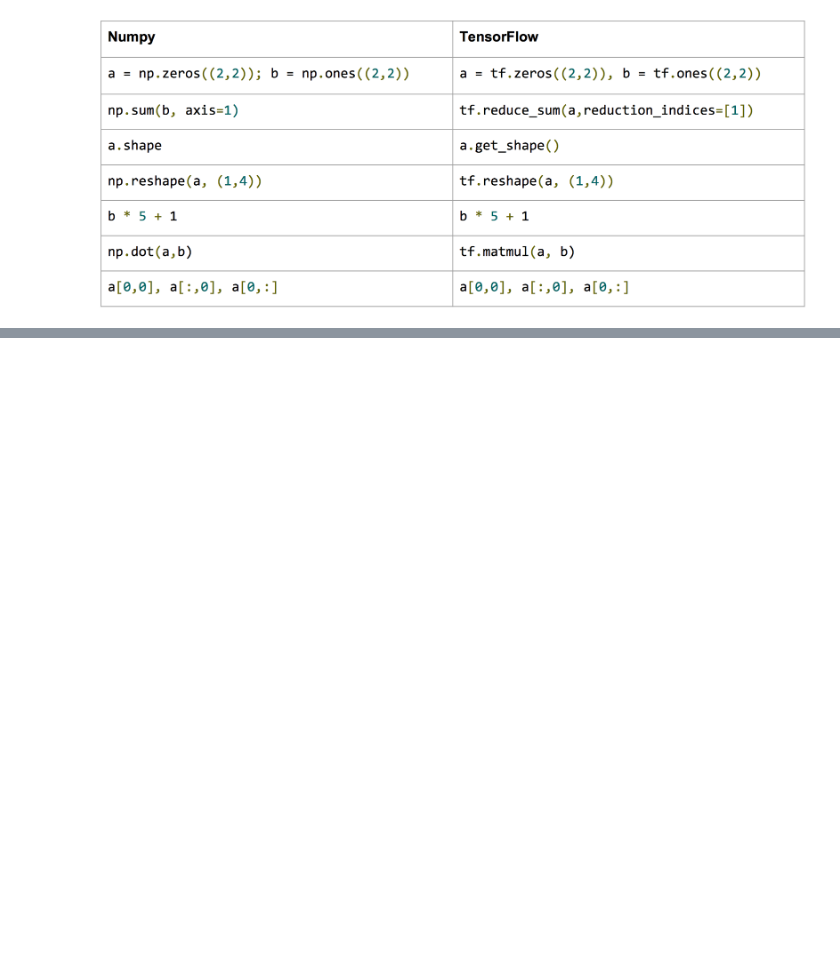
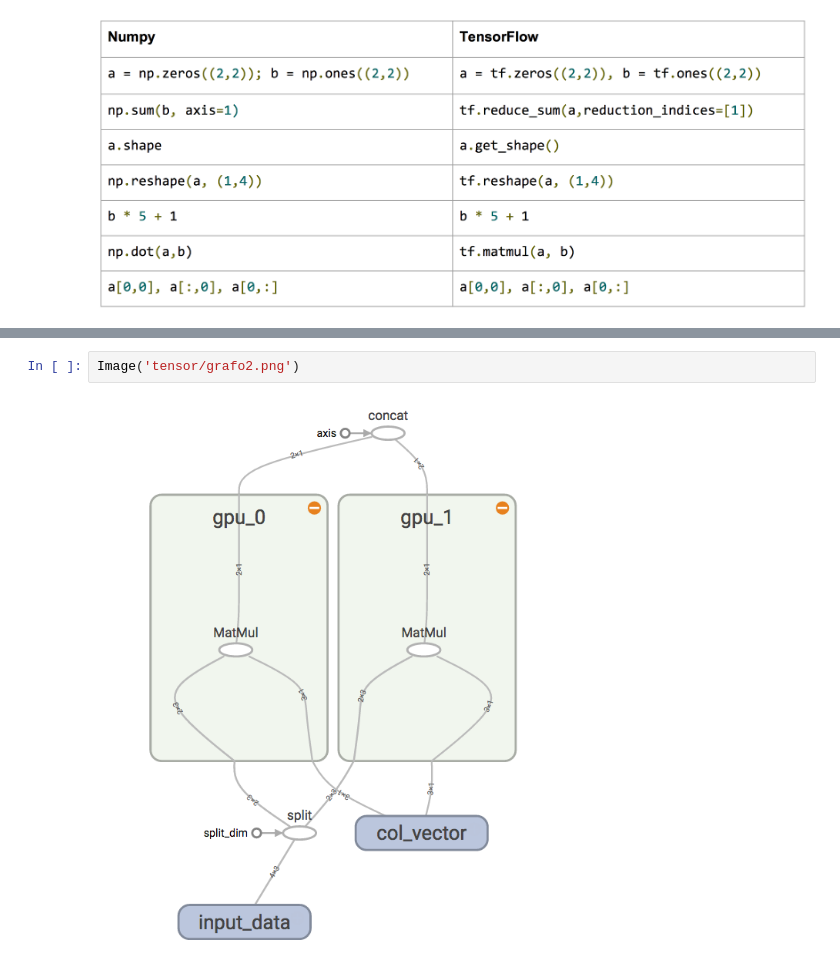
Before and after one commit to vvalcristina/python-fundamentos, a Jupyter notebook: Cap10/Cap10 - Tensor Flow.ipynb, the cells around one changed output, grey strips where cells are left out. Saved outputs shown, nothing was run; the diff lists cells and outputs as text; blank space fills up the shorter version.

```diff
--- a/Cap10/Cap10 - Tensor Flow.ipynb
+++ b/Cap10/Cap10 - Tensor Flow.ipynb
@@ -27,0 +52,4 @@ Image('tensor/tf_numpy.png')
+# %%
+Image('tensor/grafo2.png')
+# %% [output]
+[figure, added]
```
Also changed, not shown: parts of 10 cells of this notebook, 2 other files.
